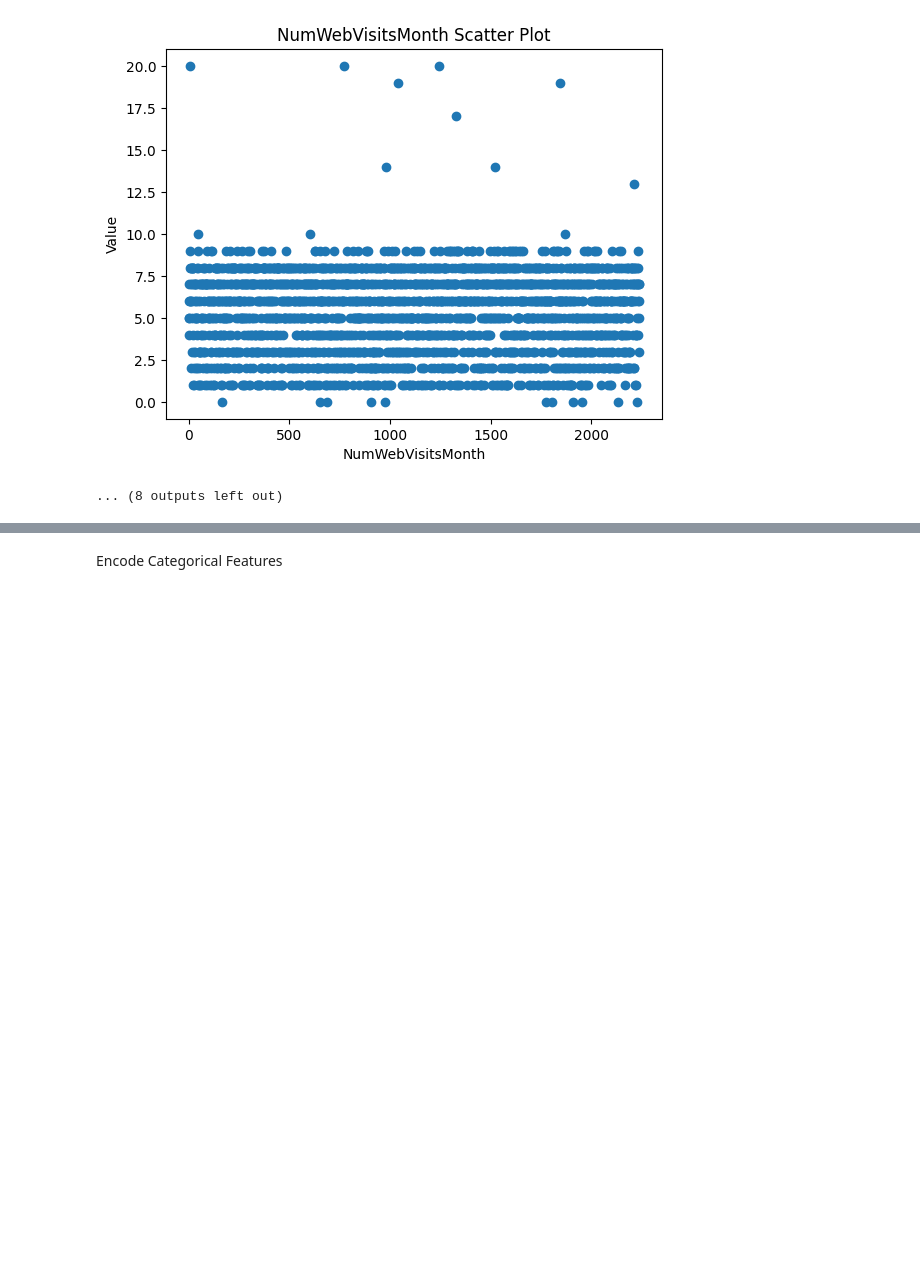
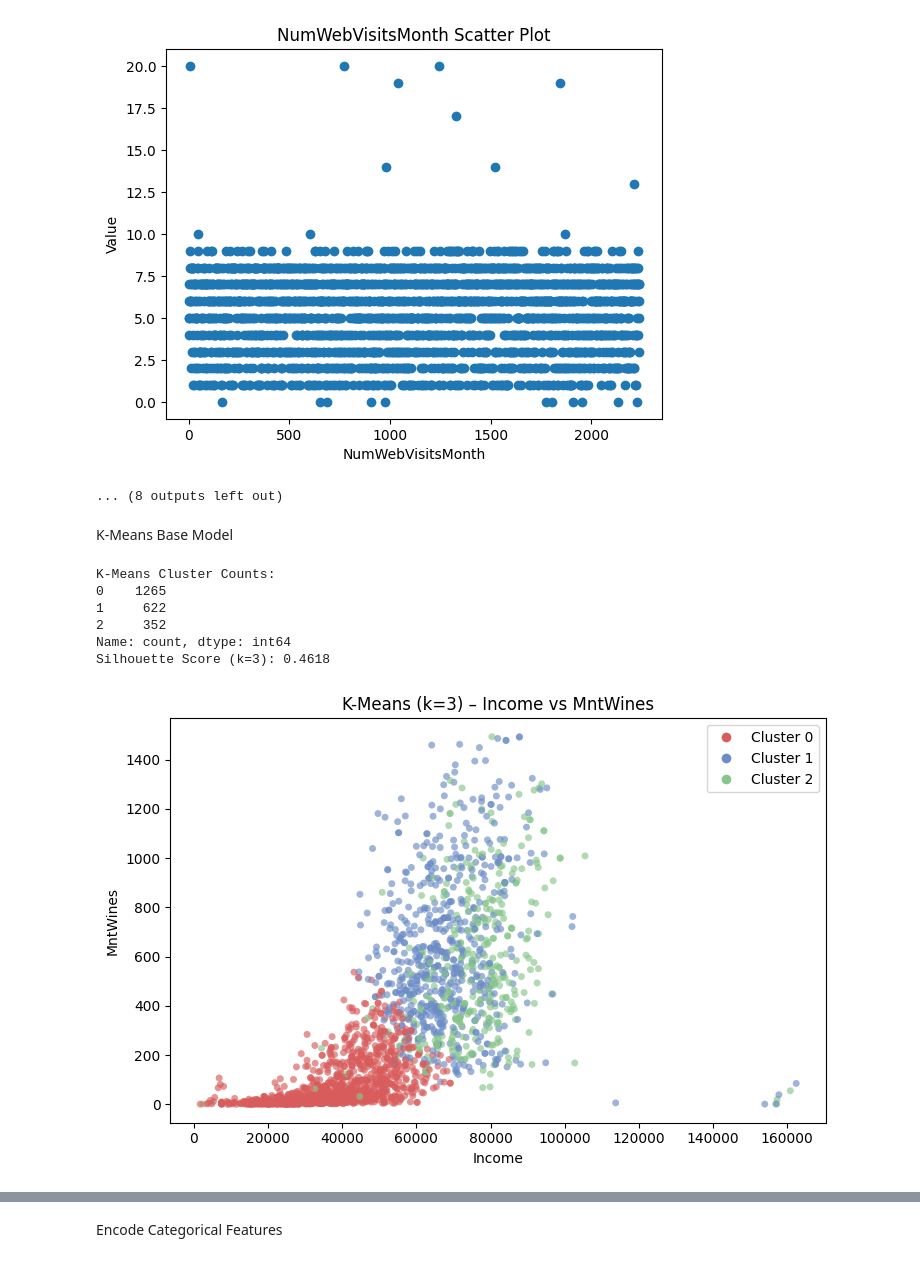
Before and after one commit to johnpospisil/customer-analysis, a Jupyter notebook: customer-analysis.ipynb, the cells around one changed output, grey strips where cells are left out. Saved outputs shown, nothing was run; the diff lists cells and outputs as text; code cells hidden in the pictures; blank space fills up the shorter version.

Commit message:
Add improved and advanced models.

```diff
--- a/customer-analysis.ipynb
+++ b/customer-analysis.ipynb
@@ -209,3 +209,82 @@ for var in variables:
 df = df.drop(['Z_CostContact', 'Z_Revenue'], axis=1)
 # %%
 df = df[df['Income'] <= 600000]
+# %% [markdown]
+K-Means Base Model
+# %%
+# Simple K-Means Baseline (before hierarchical Base Model)
+# Focus: quick segmentation on core spend & income features with a few concise visuals.
+from sklearn.cluster import KMeans
+from sklearn.preprocessing import StandardScaler
+from sklearn.metrics import silhouette_score
+import matplotlib.pyplot as plt
+import seaborn as sns
+import pandas as pd
+import numpy as np
+
+# Core features (same set used later for hierarchical baseline to allow comparison)
+km_features = ['Income', 'MntWines', 'MntFruits', 'MntMeatProducts']
+X_km = df[km_features].dropna()
+
+if X_km.empty:
+    raise ValueError("No rows available for K-Means after dropping NA values in core features.")
+
+# Scale
+scaler_km = StandardScaler()
+X_km_scaled = scaler_km.fit_transform(X_km)
+
+# Fit K-Means (k=3)
+k = 3
+kmeans = KMeans(n_clusters=k, random_state=42, n_init=10)
+km_labels = kmeans.fit_predict(X_km_scaled)
+
+# Persist labels without overwriting other clustering results
+df.loc[X_km.index, 'kmeans_cluster'] = km_labels
+
+# Basic counts & silhouette
+sil = silhouette_score(X_km_scaled, km_labels) if len(set(km_labels)) > 1 else float('nan')
+print("K-Means Cluster Counts:")
+print(pd.Series(km_labels).value_counts().sort_index())
+print(f"Silhouette Score (k={k}): {sil:.4f}" if not np.isnan(sil) else "Silhouette Score: NaN")
+
+# Consistent muted palette (cycle if k > 3 later)
+palette = {0: '#d95c5c', 1: '#6b8cc6', 2: '#87c68a'}
+colors = [palette[int(c % len(palette))] for c in km_labels]
+
+# 1. Representative scatter: Income vs MntWines
+plt.figure(figsize=(7.5, 5))
+plt.scatter(X_km['Income'], X_km['MntWines'], c=colors, s=25, alpha=0.65, edgecolor='none')
+plt.xlabel('Income')
+plt.ylabel('MntWines')
+plt.title('K-Means (k=3) – Income vs MntWines')
+handles = [plt.Line2D([0], [0], marker='o', color='w', label=f'Cluster {c}',
+                      markerfacecolor=palette[c], markersize=8) for c in sorted(set(km_labels))]
+plt.legend(handles=handles)
+plt.tight_layout()
+plt.show()
+
+# 2. Standardized centroid profile (relative across clusters)
+centroids_scaled = kmeans.cluster_centers_  # already in scaled space
+centroids_df = pd.DataFrame(centroids_scaled, columns=km_features)
+# Z-standardize centroids across clusters feature-wise for interpretability
+centroids_z = (centroids_df - centroids_df.mean(axis=0)) / centroids_df.std(axis=0, ddof=0)
+centroids_z['cluster'] = centroids_z.index
+profile_long = centroids_z.melt(id_vars='cluster', var_name='feature', value_name='z_score')
+
+# 4. One-line summaries (top & bottom features per cluster)
+print("\nK-Means Cluster One-Liners:")
+for c in centroids_z['cluster']:
+    row = centroids_z.loc[c, km_features]
+    top2 = row.sort_values(ascending=False).head(2)
+    low1 = row.sort_values(ascending=True).head(1)
+    hi_txt = ', '.join([f"{f} (+{v:.1f}σ)" for f, v in top2.items()])
+    lo_txt = ', '.join([f"{f} ({v:.1f}σ)" for f, v in low1.items()])
+    print(f"Cluster {c}: Higher {hi_txt}; Lower {lo_txt}.")
+# %% [output]
+K-Means Cluster Counts:
+0    1265
+1     622
+2     352
+Name: count, dtype: int64
+Silhouette Score (k=3): 0.4618
+[figure, added]
```
Also changed, not shown: parts of 17 cells of this notebook.
